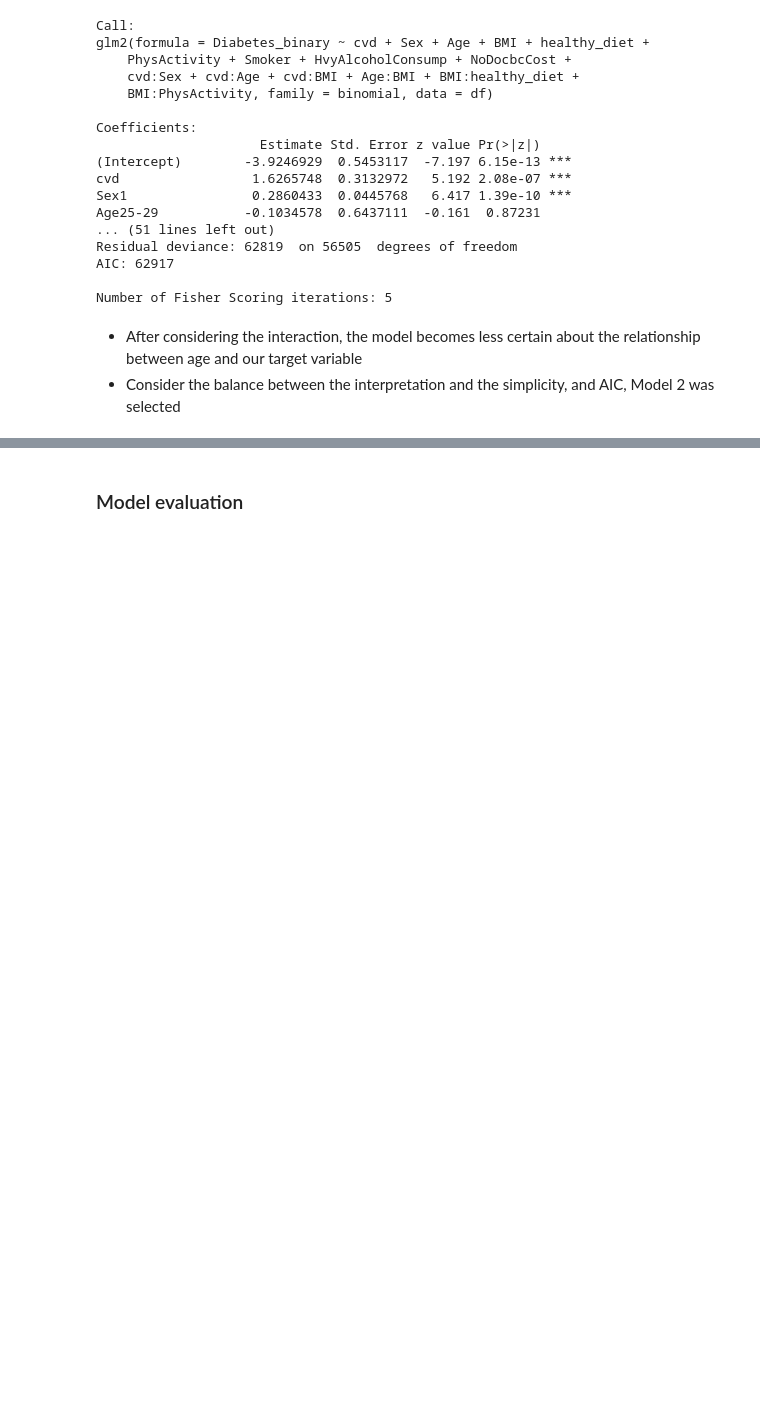
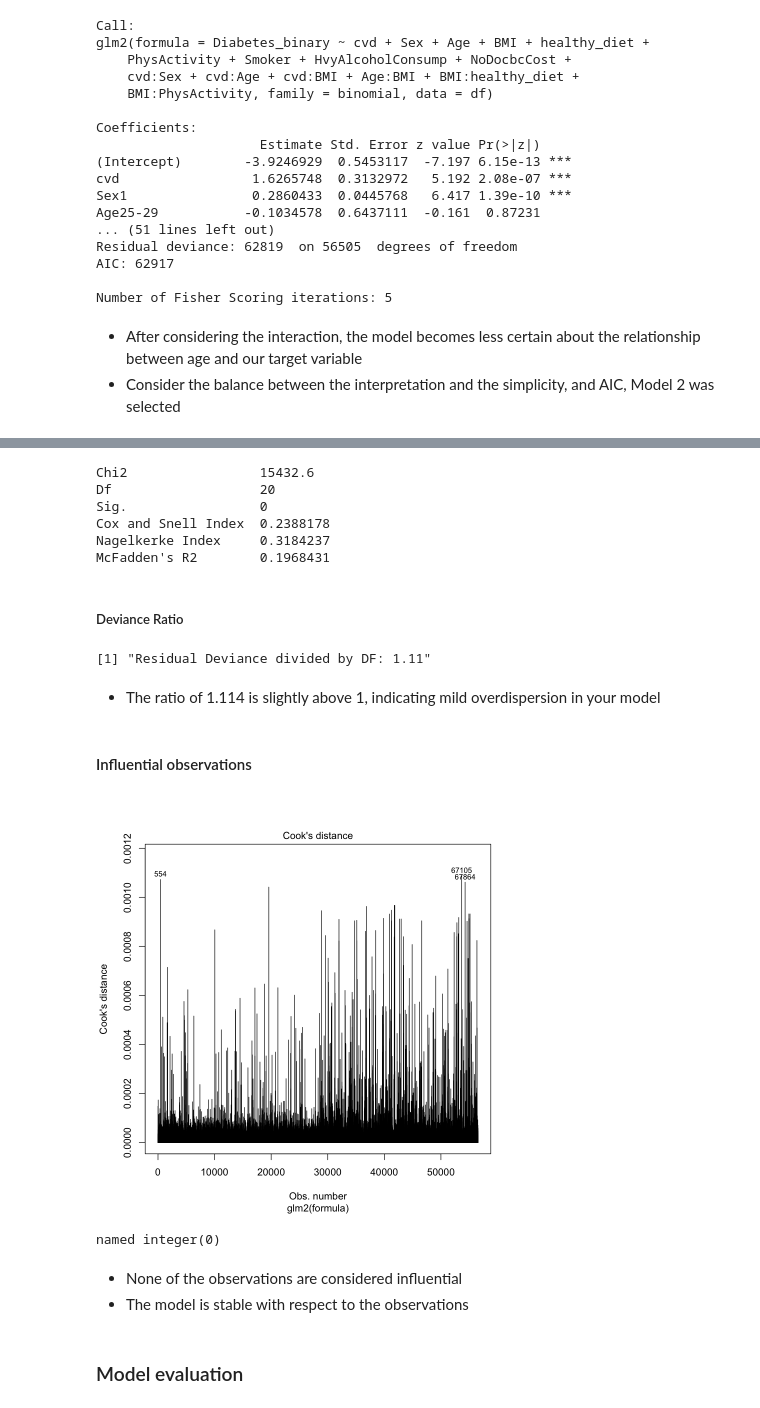
Before and after one commit to wilsonwlc/Diabetes-Statistical-Analysis, a Jupyter notebook: main.ipynb, the cells around one changed output, grey strips where cells are left out. Saved outputs shown, nothing was run; the diff lists cells and outputs as text; code cells hidden in the pictures; blank space fills up the shorter version.

```diff
--- a/main.ipynb
+++ b/main.ipynb
@@ -600,3 +622,39 @@ Number of Fisher Scoring iterations: 5
+# %%
+descr::LogRegR2(model2)
+# %% [output]
+Chi2                 15432.6
+Df                   20
+Sig.                 0
+Cox and Snell Index  0.2388178
+Nagelkerke Index     0.3184237
+McFadden's R2        0.1968431
+# %% [markdown]
+##### Deviance Ratio
+# %%
+ratio <- model2$deviance / model2$df.residual
+# print(model2$deviance)
+# print(model2$df.residual)
+print(paste("Residual Deviance divided by DF:", round(ratio, 2)))
+# %% [output]
+[1] "Residual Deviance divided by DF: 1.11"
+# %% [markdown]
+- The ratio of 1.114 is slightly above 1, indicating mild overdispersion in your model
+# %% [markdown]
+#### Influential observations
+# %%
+par(bg = "white")
+plot(model2, which = 4, id.n = 3)
+# %% [output]
+[figure, added]
+# %%
+cooks_distances <- cooks.distance(model2)
+influential_obs <- which(cooks_distances > 1)
+print(influential_obs)
+# %% [output]
+named integer(0)
+# %% [markdown]
+- None of the observations are considered influential
+- The model is stable with respect to the observations
 # %% [markdown]
 ### Model evaluation
 # %%
```
Also changed, not shown: parts of 11 cells of this notebook, 1 other file.
